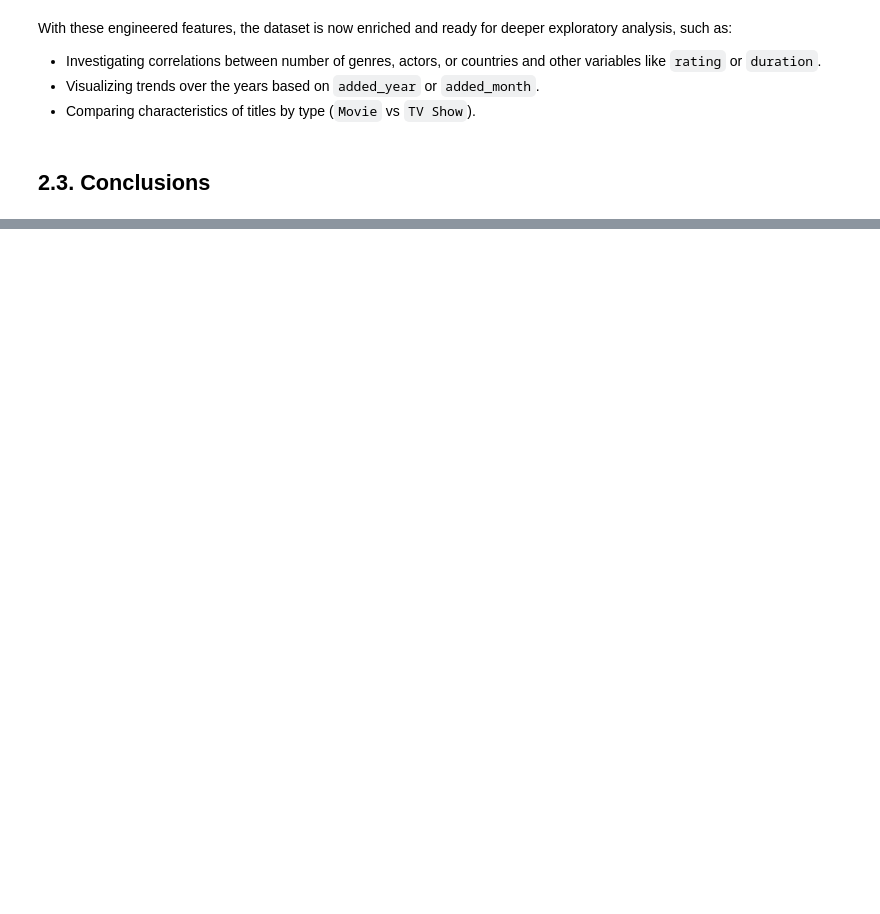
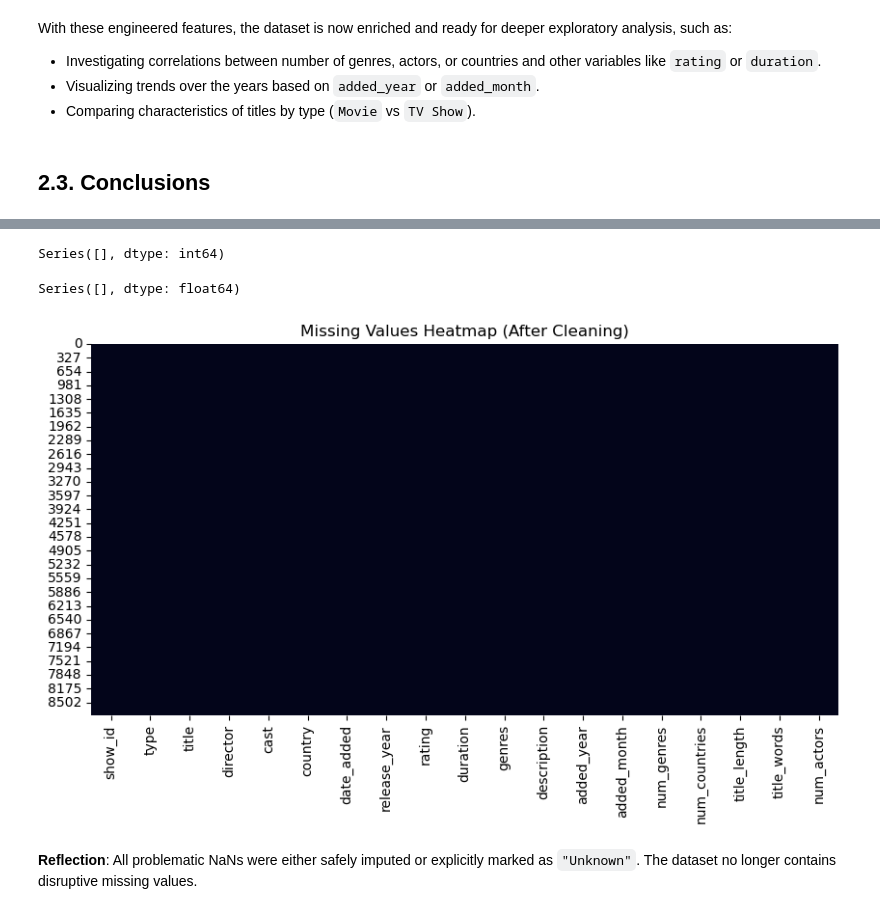
Before and after one commit to TomasrRodrigues/Netflix-Exploratory-Data-Analysis, a Jupyter notebook: NetflixEDA.ipynb, the cells around one changed output, grey strips where cells are left out. Saved outputs shown, nothing was run; the diff lists cells and outputs as text; code cells hidden in the pictures; blank space fills up the shorter version.

```diff
--- a/NetflixEDA.ipynb
+++ b/NetflixEDA.ipynb
@@ -976,0 +981,3 @@ With these engineered features, the dataset is now enriched and ready for deeper
+# %%
+df = pd.concat([movies_df, tv_series_df]).sort_index()
+df = df.reset_index(drop=True)
@@ -976,0 +994,17 @@ With these engineered features, the dataset is now enriched and ready for deeper
+# %%
+missing_count = df.isna().sum()
+missing_percent = round((missing_count/len(df))*100, 2)
+
+display(missing_count[missing_count != 0])
+display(missing_percent[missing_percent != 0])
+
+plt.figure(figsize=(10,5))
+sns.heatmap(df.isna(), cbar=False)
+plt.title("Missing Values Heatmap (After Cleaning)")
+plt.show()
+# %% [output]
+Series([], dtype: int64)
+Series([], dtype: float64)
+[figure, added]
+# %% [markdown]
+**Reflection**: All problematic NaNs were either safely imputed or explicitly marked as `"Unknown"`. The dataset no longer contains disruptive missing values.
```
Also changed, not shown: parts of 8 cells of this notebook.
